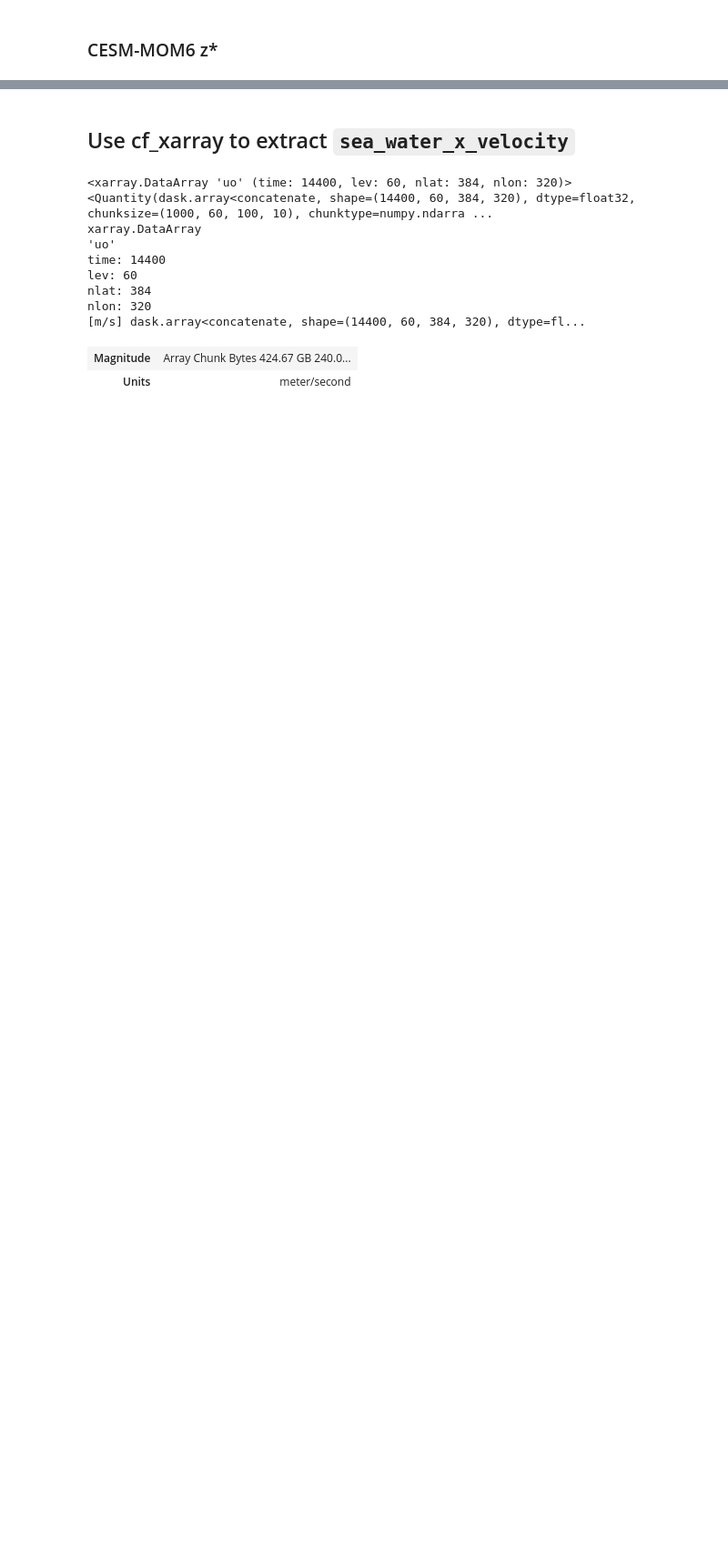
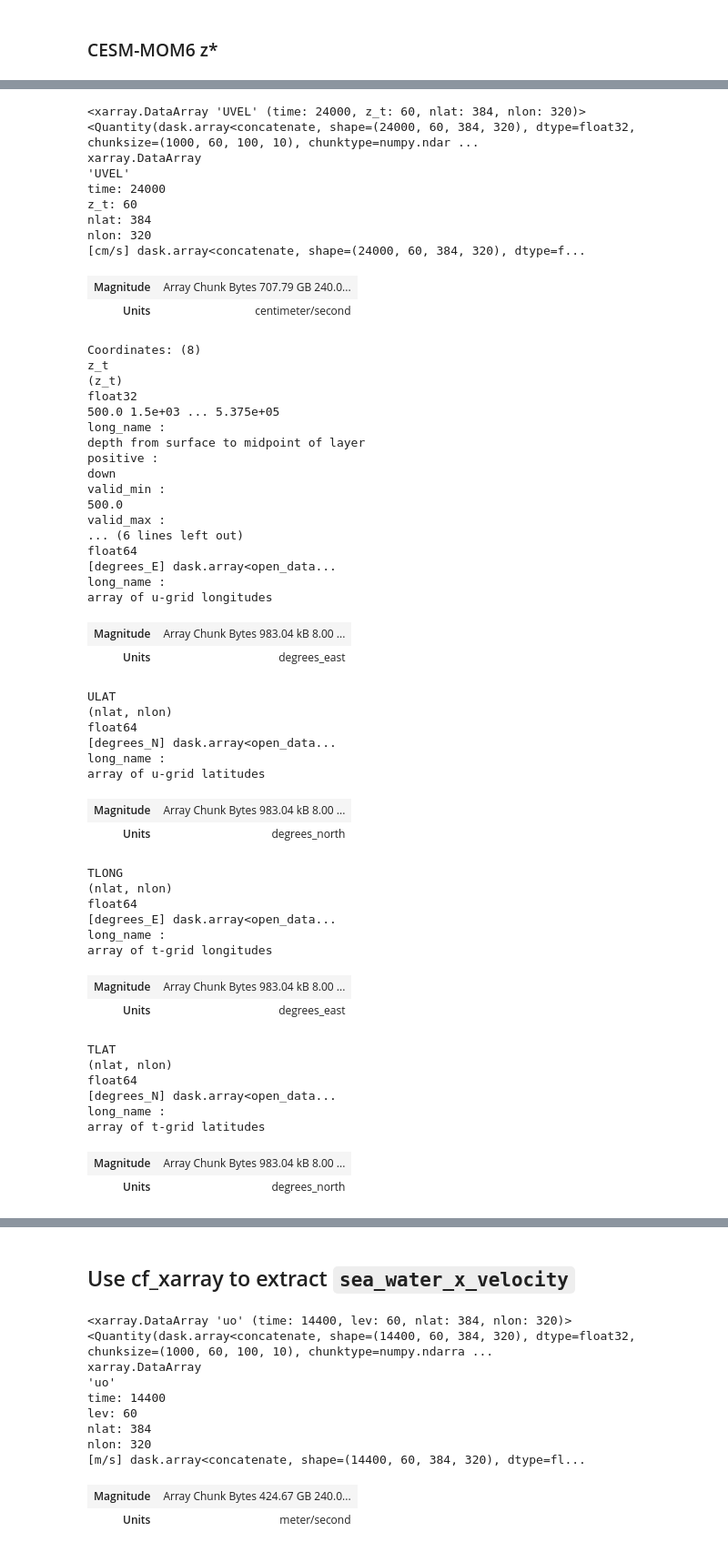
Before and after one commit to NCAR/pop-tools, a Jupyter notebook: docs/source/examples/cesm-cmip-cf-xarray.ipynb, the cells around one changed output, grey strips where cells are left out. Shown at 91% size. Cells and saved outputs as stored; diff of their text form; code cells hidden in the pictures; blank space fills up the shorter version.

```diff
--- a/docs/source/examples/cesm-cmip-cf-xarray.ipynb
+++ b/docs/source/examples/cesm-cmip-cf-xarray.ipynb
@@ -153,0 +267,57 @@ mom6zs = mom6zs.metpy.quantify()
+# %%
+cesm = cesm.pint.quantify()
+cesm.UVEL
+# %% [output]
+<xarray.DataArray 'UVEL' (time: 24000, z_t: 60, nlat: 384, nlon: 320)> <Quantity(dask.array<concatenate, shape=(24000, 60, 384, 320), dtype=float32, chunksize=(1000, 60, 100, 10), chunktype=numpy.ndar ...
+xarray.DataArray
+'UVEL'
+time: 24000
+z_t: 60
+nlat: 384
+nlon: 320
+[cm/s] dask.array<concatenate, shape=(24000, 60, 384, 320), dtype=f...
+| Magnitude | Array Chunk Bytes 707.79 GB 240.0... |
+| Units | centimeter/second |
+Coordinates: (8)
+z_t
+(z_t)
+float32
+500.0 1.5e+03 ... 5.375e+05
+long_name :
+depth from surface to midpoint of layer
+positive :
+down
+valid_min :
+500.0
+valid_max :
+... (6 lines left out)
+float64
+[degrees_E] dask.array<open_data...
+long_name :
+array of u-grid longitudes
+| Magnitude | Array Chunk Bytes 983.04 kB 8.00 ... |
+| Units | degrees_east |
+ULAT
+(nlat, nlon)
+float64
+[degrees_N] dask.array<open_data...
+long_name :
+array of u-grid latitudes
+| Magnitude | Array Chunk Bytes 983.04 kB 8.00 ... |
+| Units | degrees_north |
+TLONG
+(nlat, nlon)
+float64
+[degrees_E] dask.array<open_data...
+long_name :
+array of t-grid longitudes
+| Magnitude | Array Chunk Bytes 983.04 kB 8.00 ... |
+| Units | degrees_east |
+TLAT
+(nlat, nlon)
+float64
+[degrees_N] dask.array<open_data...
+long_name :
+array of t-grid latitudes
+| Magnitude | Array Chunk Bytes 983.04 kB 8.00 ... |
+| Units | degrees_north |
```
Also changed, not shown: parts of 31 cells of this notebook.
